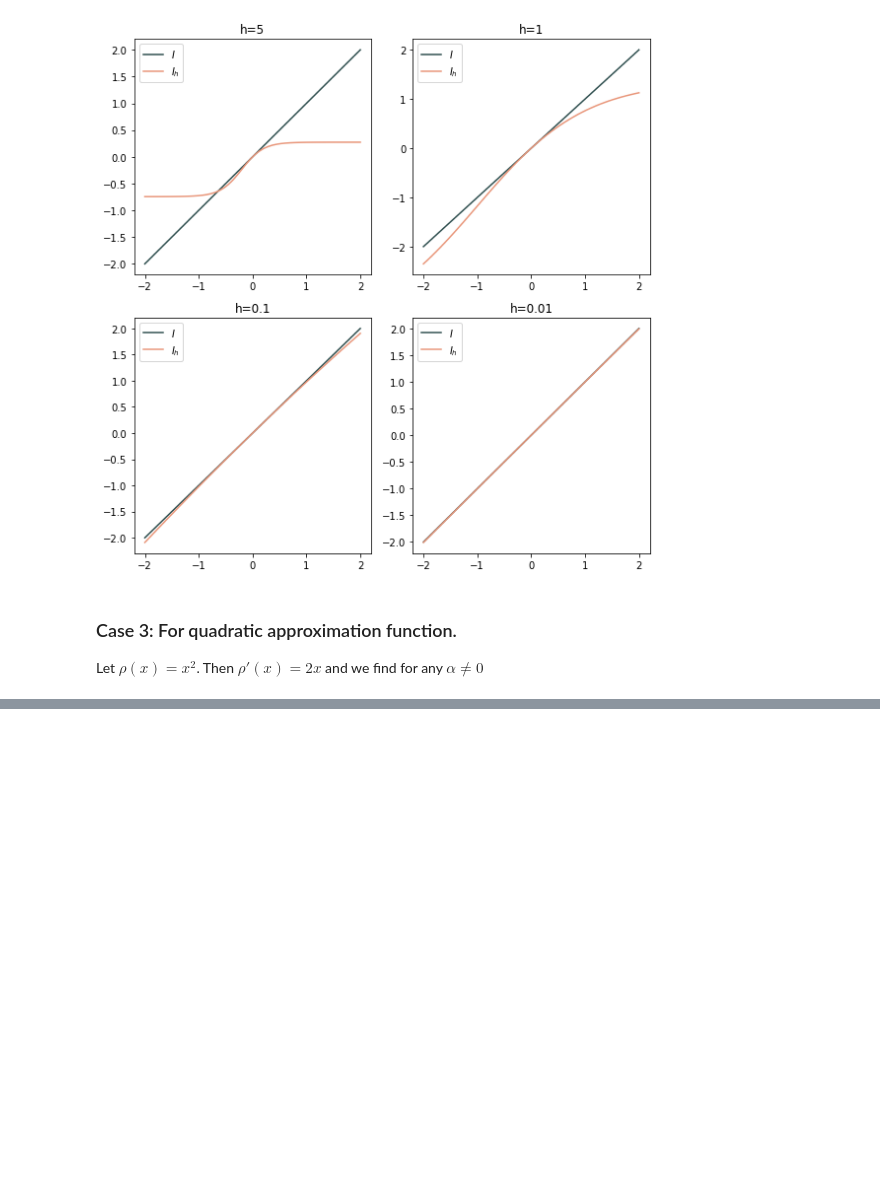
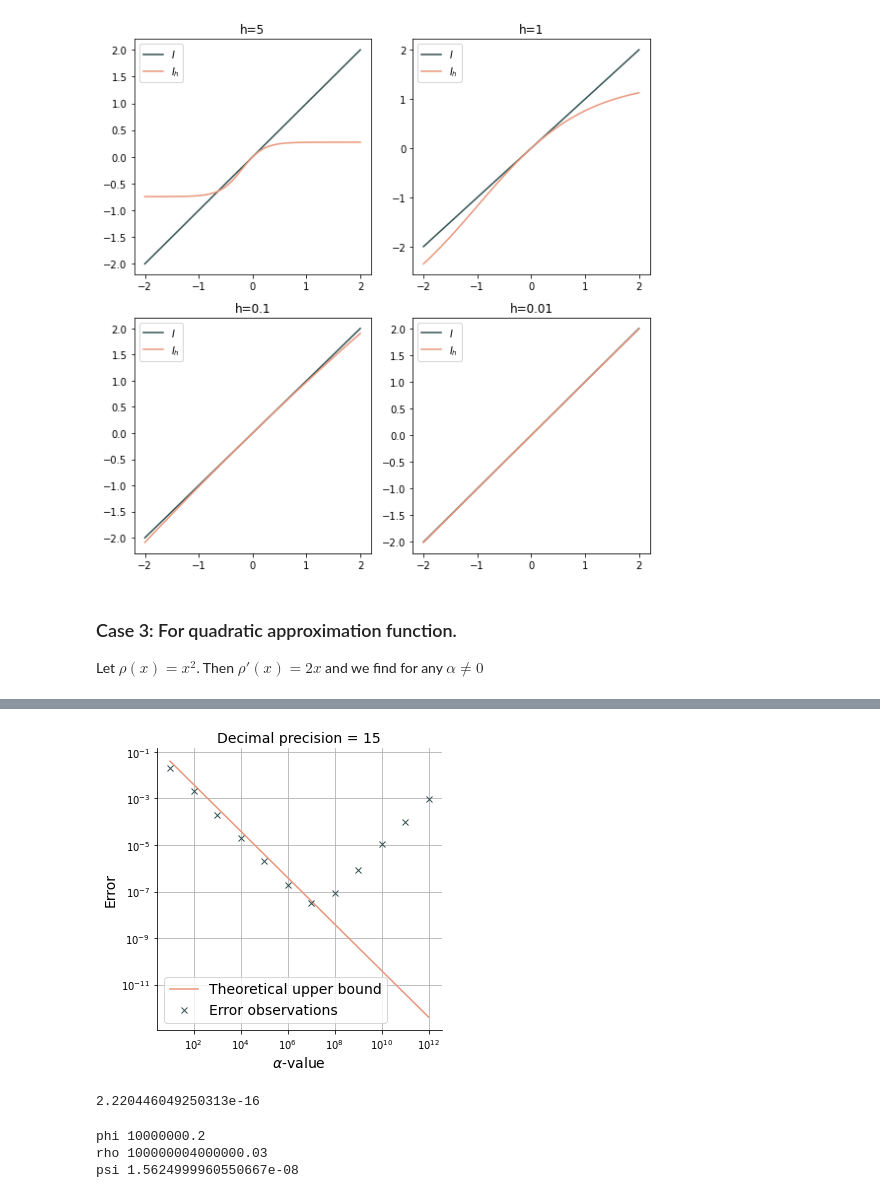
Before and after one commit to allanerlang/deep_approximation_theory, a Jupyter notebook: notebooks/activation_functions.ipynb, the cells around one changed output, grey strips where cells are left out. Drawn from its saved outputs; the diff is of its cells as text; code cells hidden in the pictures; blank space fills up the shorter version.

```diff
--- a/notebooks/activation_functions.ipynb
+++ b/notebooks/activation_functions.ipynb
@@ -216,0 +243,52 @@ plt.show()
+# %%
+"""
+Plot of error of I_h for rho(x)=x^2, as a function of alpha.
+To confirm that the upper bound is violated due to an overflow error, we have used mpmath to increase the precision.
+"""
+
+# Define an 'mpfier' to increase precision
+mp.dps = 15 # Define the decimal precision.
+mpfier = mp.mpf(1)
+
+# Define constants.
+x = mpfier*np.linspace(-2,2)
+alpha_values = np.logspace(1, 12, num=12)
+h = 0.1
+err = np.zeros(len(alpha_values))
+
+# Initialize figure and figure font.
+fig, ax = plt.subplots(1, figsize=(5, 5))
+font = {'size'   : 14}
+
+
+#ax[0].plot(x, x, label='$I(x)$')
+ax.plot(alpha_values, 0.4/alpha_values, label='Theoretical upper bound', color='darksalmon')
+
+for i, alpha in enumerate(alpha_values):
+    #ax[0].plot(x, I_h(x, h, alpha), color=colors[i])
+    err[i] = np.max(np.abs(x - I_h(x,h,alpha)))
+
+ax.plot(alpha_values, err, 'x', color='darkslategrey', label='Error observations')
+ax.set_xscale('log')
+ax.set_yscale('log')
+
+ax.set_title('Decimal precision = 15', **font)
+ax.set_xlabel(r'$\alpha$-value', **font)
+ax.set_ylabel('Error', **font)
+
+#ax.spines['left'].set_position('center')
+#ax.spines['bottom'].set_position('zero')
+ax.spines['right'].set_color('none')
+ax.spines['top'].set_color('none')
+
+plt.grid()
+plt.legend(prop={'size':14}, loc=3)
+plt.tight_layout()
+plt.savefig("sigmoid_alpha_overflow_dp15.pdf")
+
+#ax[0].legend()
+#ax.legend()
+
+plt.show()
+# %% [output]
+[figure, added]
@@ -216,0 +304,17 @@ plt.show()
+# %%
+# Machine epsilon
+7/3 - 4/3 - 1
+# %% [output]
+2.220446049250313e-16
+# %%
+x = 2
+h = 0.1
+alpha = 10**7
+
+print("phi", phi_h(x, h, alpha))
+print("rho", rho(phi_h(x, h, alpha)))
+print("psi", psi_h(rho(phi_h(x, h, alpha)),h, alpha)-2)
+# %% [output]
+phi 10000000.2
+rho 100000004000000.03
+psi 1.5624999960550667e-08
```
Also changed, not shown: parts of 5 cells of this notebook, 13 other files.
